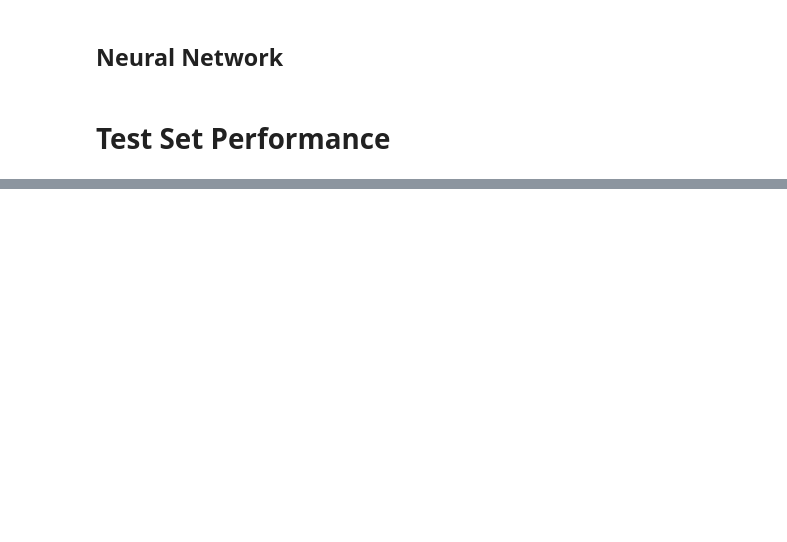
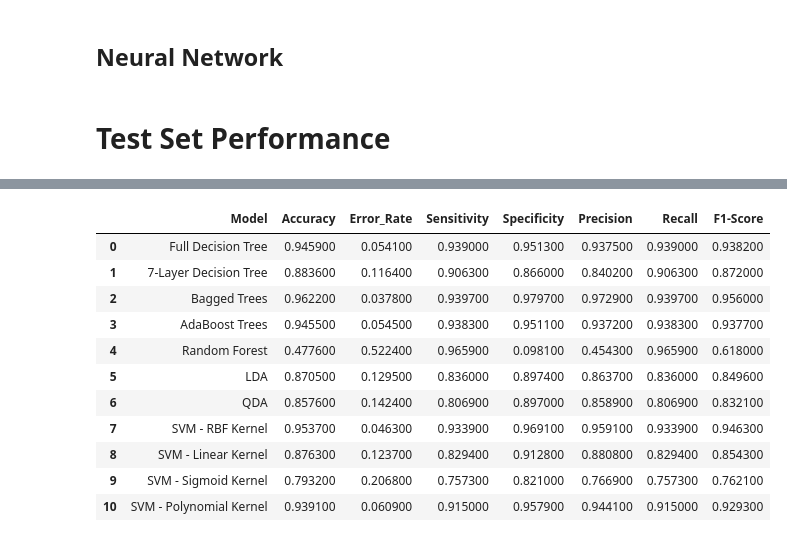
Before and after one commit to nlee98/ADS-505-Business-Analytics, a Jupyter notebook: ADS_505_Final_Project_NL.ipynb, the cells around one changed output, grey strips where cells are left out. Saved outputs shown, nothing was run; the diff lists cells and outputs as text; code cells hidden in the pictures; blank space fills up the shorter version.

```diff
--- a/ADS_505_Final_Project_NL.ipynb
+++ b/ADS_505_Final_Project_NL.ipynb
@@ -1271,0 +1315,22 @@ model_metrics
+# %%
+def highlight_max(s):
+    if s.dtype == np.object:
+        is_max = [False for _ in range(s.shape[0])]
+    else:
+        is_max = s == s.max()
+    return ['background: lightgreen' if cell else '' for cell in is_max]
+
+model_metrics.style.apply(highlight_max)
+# %% [output]
+|  | Model | Accuracy | Error_Rate | Sensitivity | Specificity | Precision | Recall | F1-Score |
+| 0 | Full Decision Tree | 0.945900 | 0.054100 | 0.939000 | 0.951300 | 0.937500 | 0.939000 | 0.938200 |
+| 1 | 7-Layer Decision Tree | 0.883600 | 0.116400 | 0.906300 | 0.866000 | 0.840200 | 0.906300 | 0.872000 |
+| 2 | Bagged Trees | 0.962200 | 0.037800 | 0.939700 | 0.979700 | 0.972900 | 0.939700 | 0.956000 |
+| 3 | AdaBoost Trees | 0.945500 | 0.054500 | 0.938300 | 0.951100 | 0.937200 | 0.938300 | 0.937700 |
+| 4 | Random Forest | 0.477600 | 0.522400 | 0.965900 | 0.098100 | 0.454300 | 0.965900 | 0.618000 |
+| 5 | LDA | 0.870500 | 0.129500 | 0.836000 | 0.897400 | 0.863700 | 0.836000 | 0.849600 |
+| 6 | QDA | 0.857600 | 0.142400 | 0.806900 | 0.897000 | 0.858900 | 0.806900 | 0.832100 |
+| 7 | SVM - RBF Kernel | 0.953700 | 0.046300 | 0.933900 | 0.969100 | 0.959100 | 0.933900 | 0.946300 |
+| 8 | SVM - Linear Kernel | 0.876300 | 0.123700 | 0.829400 | 0.912800 | 0.880800 | 0.829400 | 0.854300 |
+| 9 | SVM - Sigmoid Kernel | 0.793200 | 0.206800 | 0.757300 | 0.821000 | 0.766900 | 0.757300 | 0.762100 |
+| 10 | SVM - Polynomial Kernel | 0.939100 | 0.060900 | 0.915000 | 0.957900 | 0.944100 | 0.915000 | 0.929300 |
```
Also changed, not shown: parts of 7 cells of this notebook.
